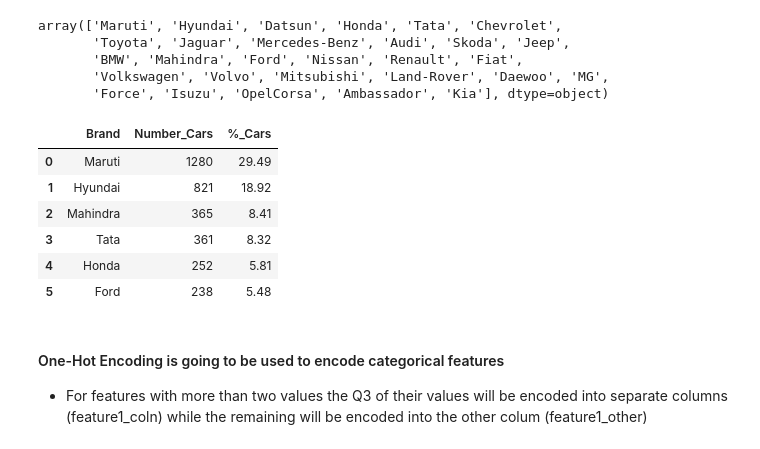
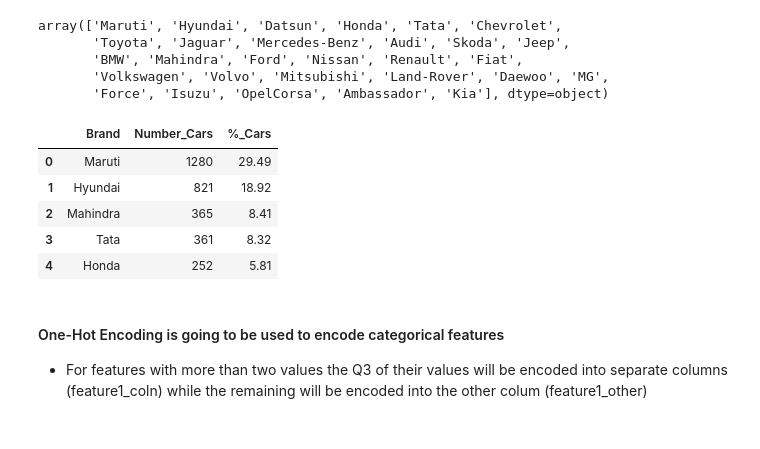
Before and after one commit to princeKike27/Car-Dekho-Dealership, a Jupyter notebook: CarDekhoDealership.ipynb, the cells around one changed output. Drawn from its saved outputs; the diff is of its cells as text; code cells hidden in the pictures.

```diff
--- a/CarDekhoDealership.ipynb
+++ b/CarDekhoDealership.ipynb
@@ -269,24 +275,23 @@ array(['Maruti', 'Hyundai', 'Datsun', 'Honda', 'Tata', 'Chevrolet',
 # %%
 # number of cars per brand
 
 brands = df['brand'].value_counts()
 brands = brands.to_frame().reset_index()
 
 brands.rename(columns={
     'index': 'Brand',
     'brand': 'Number_Cars'
 }, inplace=True)
 
 brands['%_Cars'] = np.round((brands.Number_Cars / brands.Number_Cars.sum()) * 100 , 2)
-brands.head(6)
+brands.head()
 # %% [output]
 |  | Brand | Number_Cars | %_Cars |
 | 0 | Maruti | 1280 | 29.49 |
 | 1 | Hyundai | 821 | 18.92 |
 | 2 | Mahindra | 365 | 8.41 |
 | 3 | Tata | 361 | 8.32 |
 | 4 | Honda | 252 | 5.81 |
-| 5 | Ford | 238 | 5.48 |
 # %% [markdown]
 #### One-Hot Encoding is going to be used to encode categorical features
 - For features with more than two values the Q3 of their values will be encoded into separate columns (feature1_coln) while the remaining will be encoded into the other colum (feature1_other)
```
Also changed, not shown: parts of 7 cells of this notebook.
